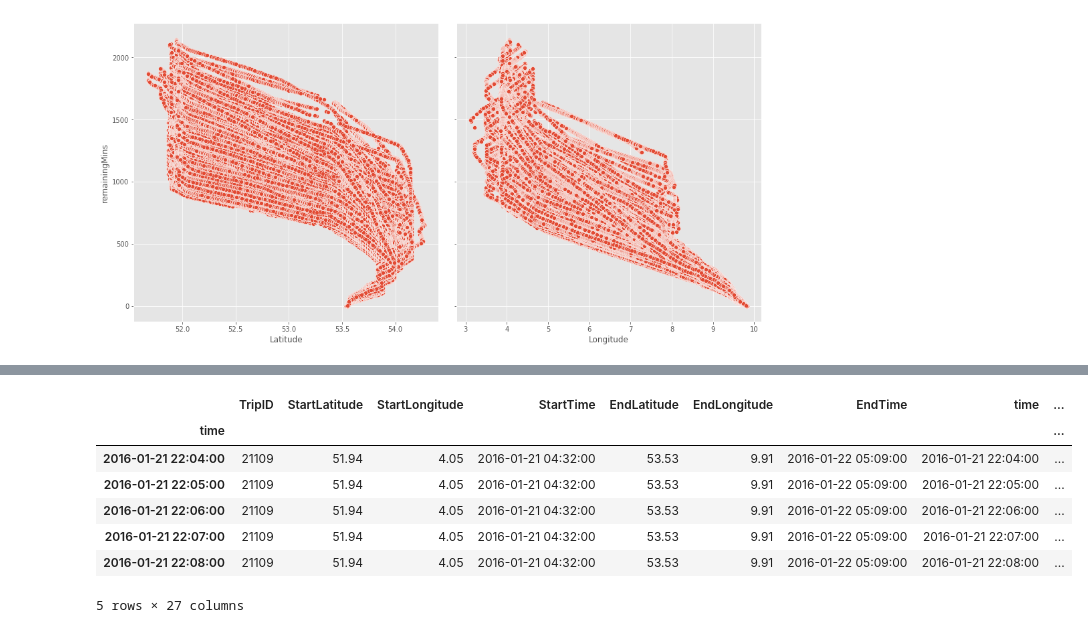
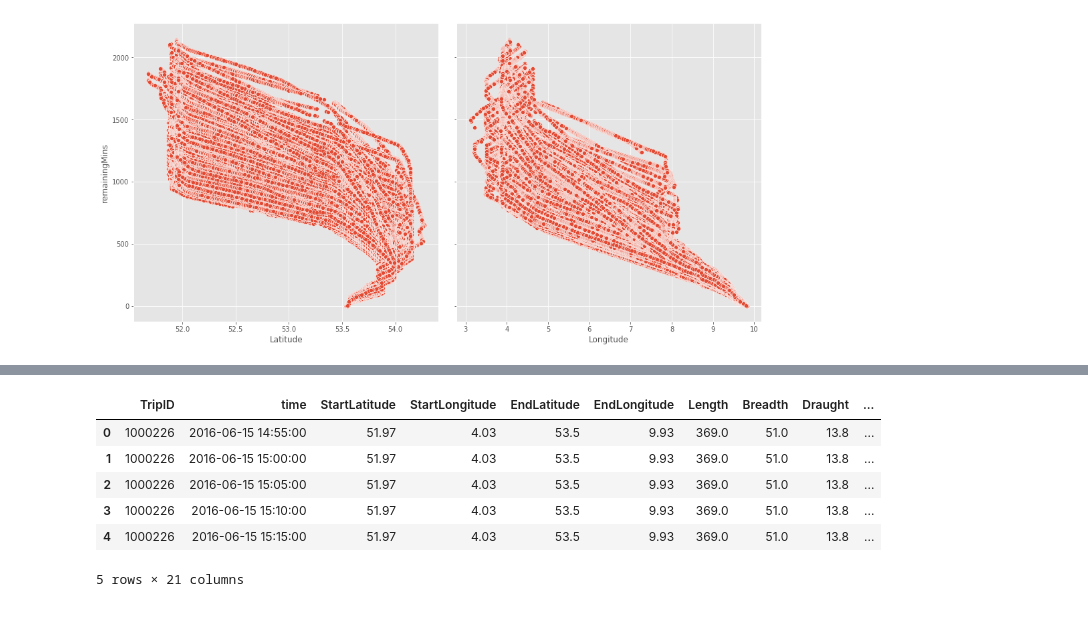
Before and after one commit to jank324/ais-predictor, a Jupyter notebook: data/filter ROT-HAM data.ipynb, the cells around one changed output, grey strips where cells are left out. Saved outputs shown, nothing was run; the diff lists cells and outputs as text; code cells hidden in the pictures.

```diff
--- a/data/filter ROT-HAM data.ipynb
+++ b/data/filter ROT-HAM data.ipynb
@@ -39,7 +39,7 @@ ais_nan['EndTime'] = pd.to_datetime(ais_nan['EndTime'], format = '\'%Y-%m-%d %H:
 ais_nan['time'] = pd.to_datetime(ais_nan['time'], format = '\'%Y-%m-%d %H:%M\'')
 # %%
 # Convert all headings that are 511 (>= 360) to NaN
-ais_nan.loc[ais_nan['TH'] >= 360, 'TH'] = np.nan
+ais_nan.loc[(ais_nan['TH'] >= 360)|(ais_nan['TH'] <= 0) , 'TH'] = np.nan
 # %%
 # Convert courses >= 360 to NaN
 ais_nan.loc[ais_nan['COG'] >= 360, 'COG'] = np.nan
@@ -263,12 +275,11 @@ sns.pairplot(ais_tfeats, x_vars = ['Latitude', 'Longitude'], y_vars = 'remaining
 # %%
-ais_tfeats.head()
+ais_downsampled.head()
 # %% [output]
-|  | TripID | StartLatitude | StartLongitude | StartTime | EndLatitude | EndLongitude | EndTime | time | ... |
-| time |  |  |  |  |  |  |  |  | ... |
-| 2016-01-21 22:04:00 | 21109 | 51.94 | 4.05 | 2016-01-21 04:32:00 | 53.53 | 9.91 | 2016-01-22 05:09:00 | 2016-01-21 22:04:00 | ... |
-| 2016-01-21 22:05:00 | 21109 | 51.94 | 4.05 | 2016-01-21 04:32:00 | 53.53 | 9.91 | 2016-01-22 05:09:00 | 2016-01-21 22:05:00 | ... |
-| 2016-01-21 22:06:00 | 21109 | 51.94 | 4.05 | 2016-01-21 04:32:00 | 53.53 | 9.91 | 2016-01-22 05:09:00 | 2016-01-21 22:06:00 | ... |
-| 2016-01-21 22:07:00 | 21109 | 51.94 | 4.05 | 2016-01-21 04:32:00 | 53.53 | 9.91 | 2016-01-22 05:09:00 | 2016-01-21 22:07:00 | ... |
-| 2016-01-21 22:08:00 | 21109 | 51.94 | 4.05 | 2016-01-21 04:32:00 | 53.53 | 9.91 | 2016-01-22 05:09:00 | 2016-01-21 22:08:00 | ... |
+|  | TripID | time | StartLatitude | StartLongitude | EndLatitude | EndLongitude | Length | Breadth | Draught | ... |
+| 0 | 1000226 | 2016-06-15 14:55:00 | 51.97 | 4.03 | 53.5 | 9.93 | 369.0 | 51.0 | 13.8 | ... |
+| 1 | 1000226 | 2016-06-15 15:00:00 | 51.97 | 4.03 | 53.5 | 9.93 | 369.0 | 51.0 | 13.8 | ... |
+| 2 | 1000226 | 2016-06-15 15:05:00 | 51.97 | 4.03 | 53.5 | 9.93 | 369.0 | 51.0 | 13.8 | ... |
+| 3 | 1000226 | 2016-06-15 15:10:00 | 51.97 | 4.03 | 53.5 | 9.93 | 369.0 | 51.0 | 13.8 | ... |
+| 4 | 1000226 | 2016-06-15 15:15:00 | 51.97 | 4.03 | 53.5 | 9.93 | 369.0 | 51.0 | 13.8 | ... |
-5 rows × 27 columns
+5 rows × 21 columns
 # %%
```
Also changed, not shown: parts of 21 cells of this notebook.
